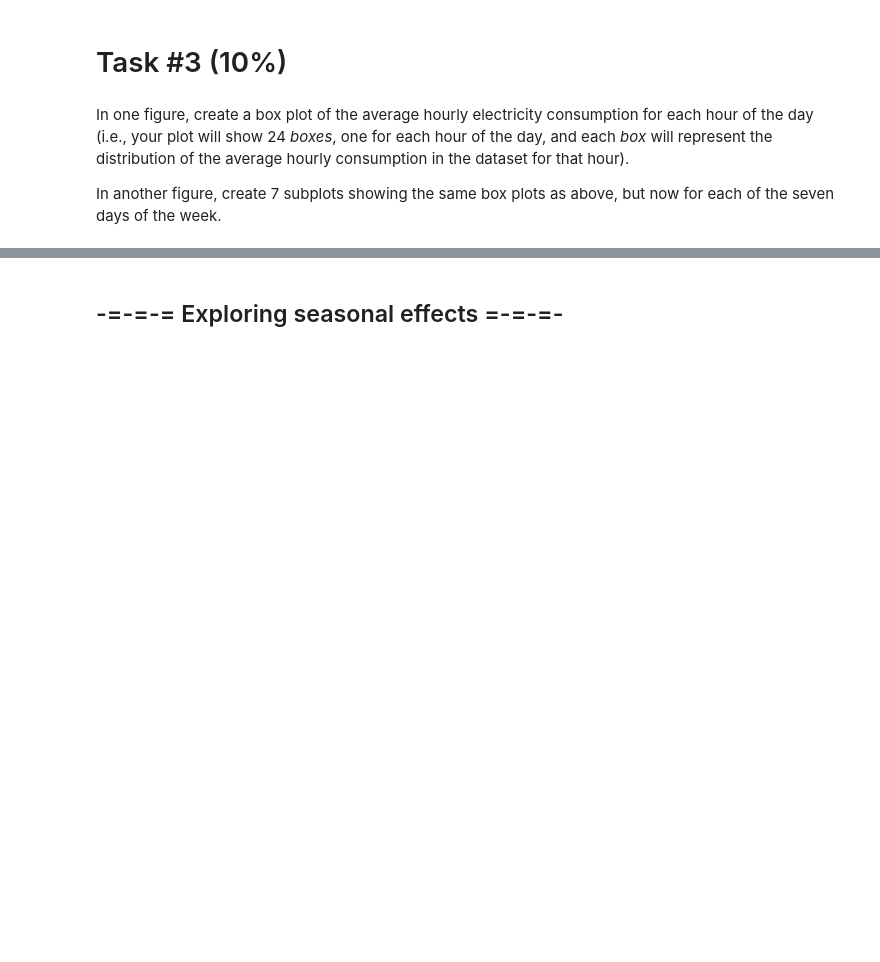
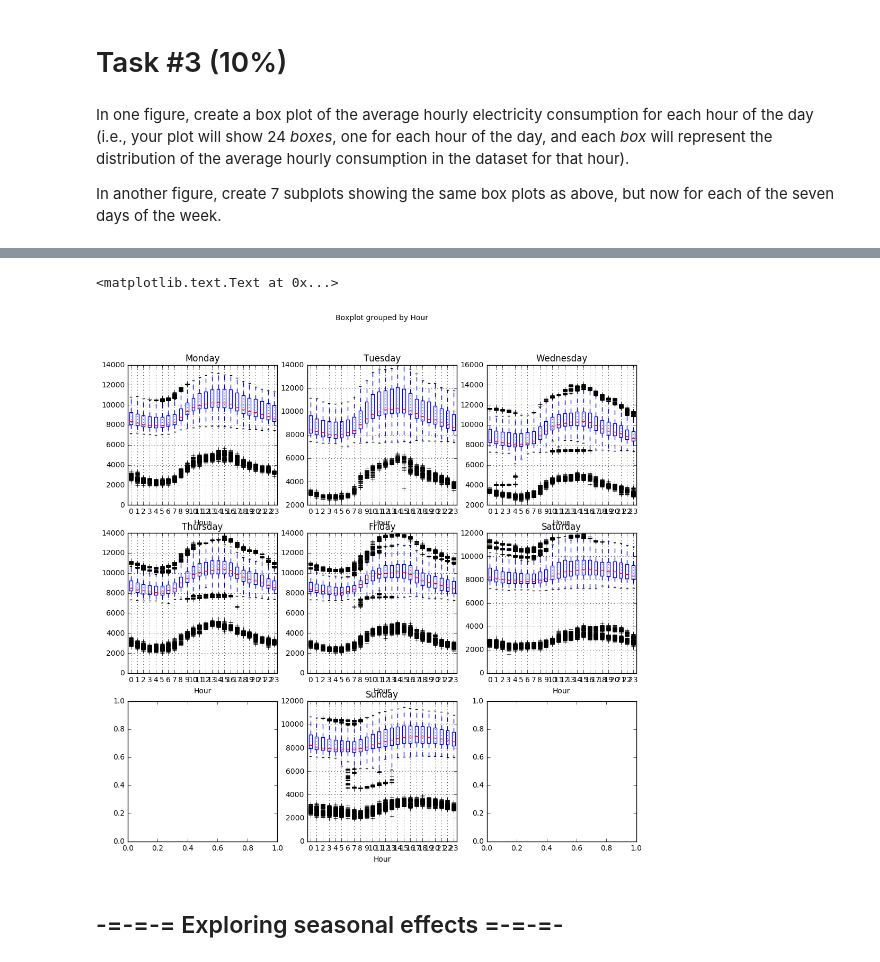
Before and after one commit to rmalliga/Roja-Malligarjunan, a Jupyter notebook: homework2_starter.ipynb, the cells around one changed output, grey strips where cells are left out. Cells and saved outputs as stored; diff of their text form; code cells hidden in the pictures; blank space fills up the shorter version.

```diff
--- a/homework2_starter.ipynb
+++ b/homework2_starter.ipynb
@@ -52,0 +191,67 @@ In another figure, create 7 subplots showing the same box plots as above, but no
+# %%
+M=t3[t3['Weekday']==0]
+T=t3[t3['Weekday']==1]
+W=t3[t3['Weekday']==2]
+Th=t3[t3['Weekday']==3]
+F=t3[t3['Weekday']==4]
+Sa=t3[t3['Weekday']==5]
+S=t3[t3['Weekday']==6]
+
+M1=M[['Value','Weekday']]
+T1=T[['Value','Weekday']]
+W1=W[['Value','Weekday']]
+Th1=Th[['Value','Weekday']]
+F1=F[['Value','Weekday']]
+Sa1=Sa[['Value','Weekday']]
+S1=S[['Value','Weekday']]
+
+# ax = plt.gca()
+# df.boxplot('val', 'day', ax=ax)
+plt.subplots(nrows=3,ncols=3,figsize=(12,12))
+
+plt.subplot(3,3,1)
+M1['Hour']=M1.index.hour
+ax=plt.gca()
+M1.boxplot(column='Value',by='Hour',ax=ax)
+plt.title('Monday')
+
+plt.subplot(3,3,2)
+T1['Hour']=T1.index.hour
+ax=plt.gca()
+T1.boxplot(column='Value',by='Hour',ax=ax)
+plt.title('Tuesday')
+
+plt.subplot(3,3,3)
+W1['Hour']=W1.index.hour
+ax=plt.gca()
+W1.boxplot(column='Value',by='Hour',ax=ax)
+plt.title('Wednesday')
+
+plt.subplot(3,3,4)
+Th1['Hour']=Th1.index.hour
+ax=plt.gca()
+Th1.boxplot(column='Value',by='Hour',ax=ax)
+plt.title('Thursday')
+
+plt.subplot(3,3,5)
+F1['Hour']=F1.index.hour
+ax=plt.gca()
+F1.boxplot(column='Value',by='Hour',ax=ax)
+plt.title('Friday')
+
+plt.subplot(3,3,6)
+Sa1['Hour']=Sa1.index.hour
+ax=plt.gca()
+Sa1.boxplot(column='Value',by='Hour',ax=ax)
+plt.title('Saturday')
+
+plt.subplot(3,3,8)
+S1['Hour']=S1.index.hour
+ax=plt.gca()
+S1.boxplot(column='Value',by='Hour',ax=ax)
+plt.title('Sunday')
+
+
+
+# Wd.boxplot(column='Value',by='Weekday')
+# %% [output]
@@ -53,3 +275,5 @@ In another figure, create 7 subplots showing the same box plots as above, but no
+<matplotlib.text.Text at 0x...>
+[figure, added]
 # %% [markdown]
 ## -=-=-= Exploring seasonal effects =-=-=-
 # %% [markdown]
```
Also changed, not shown: parts of 21 cells of this notebook.
